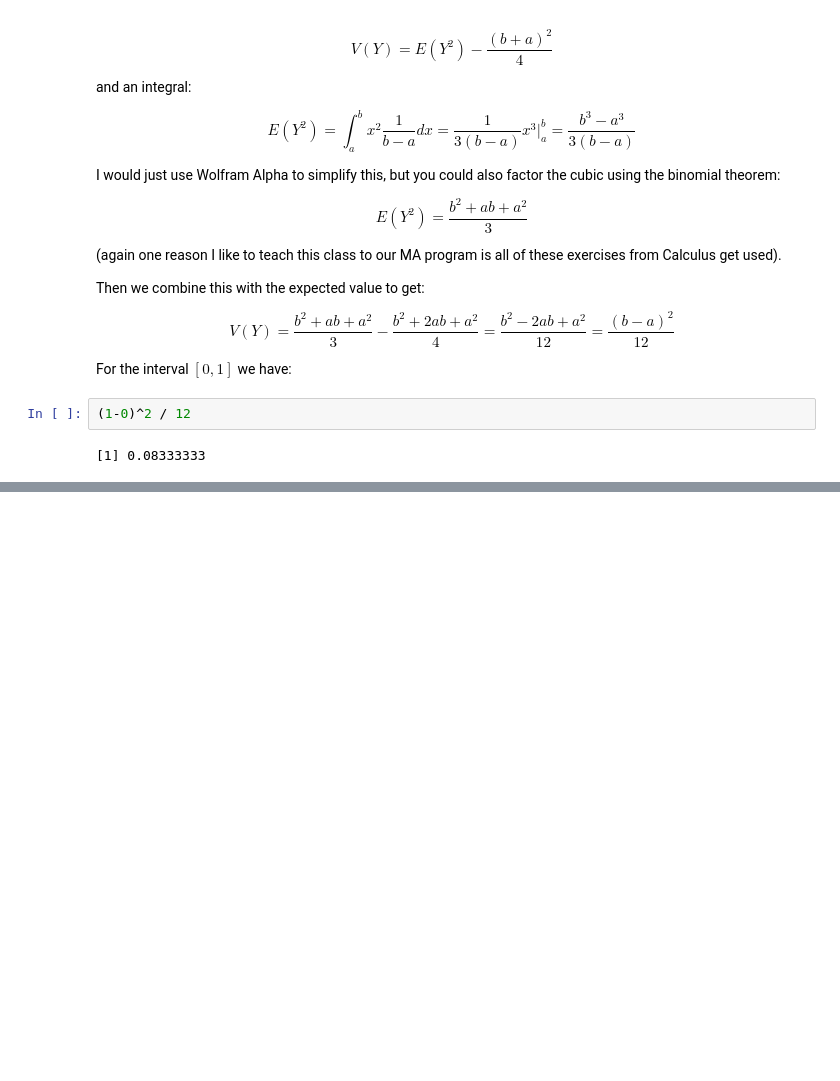
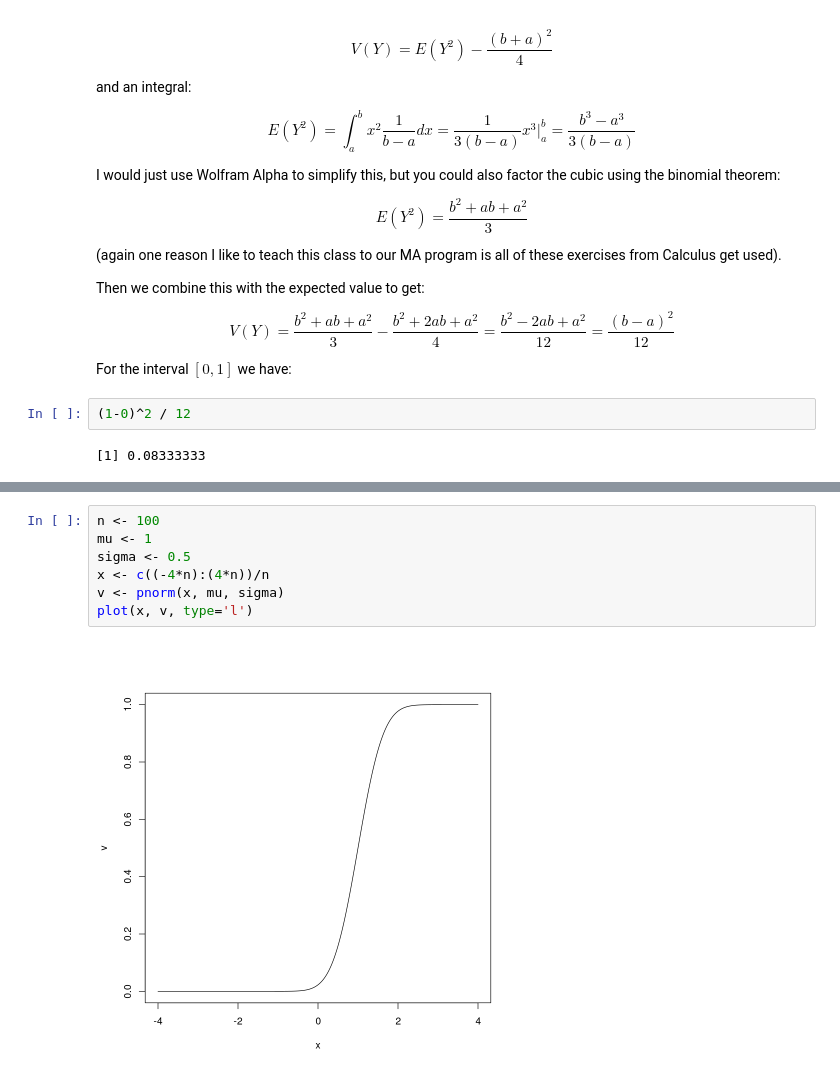
Before and after one commit to virgilpierce/MATH_550, a Jupyter notebook: _build/jupyter_execute/05-Continuous.ipynb, the cells around one changed output, grey strips where cells are left out. Saved outputs shown, nothing was run; the diff lists cells and outputs as text; blank space fills up the shorter version.

```diff
--- a/_build/jupyter_execute/05-Continuous.ipynb
+++ b/_build/jupyter_execute/05-Continuous.ipynb
@@ -230,0 +262,9 @@ For the interval $[0, 1]$ we have:
+# %%
+n <- 100
+mu <- 1
+sigma <- 0.5
+x <- c((-4*n):(4*n))/n
+v <- pnorm(x, mu, sigma)
+plot(x, v, type='l')
+# %% [output]
+[figure, added]
```
Also changed, not shown: parts of 12 cells of this notebook, 14 other files.
